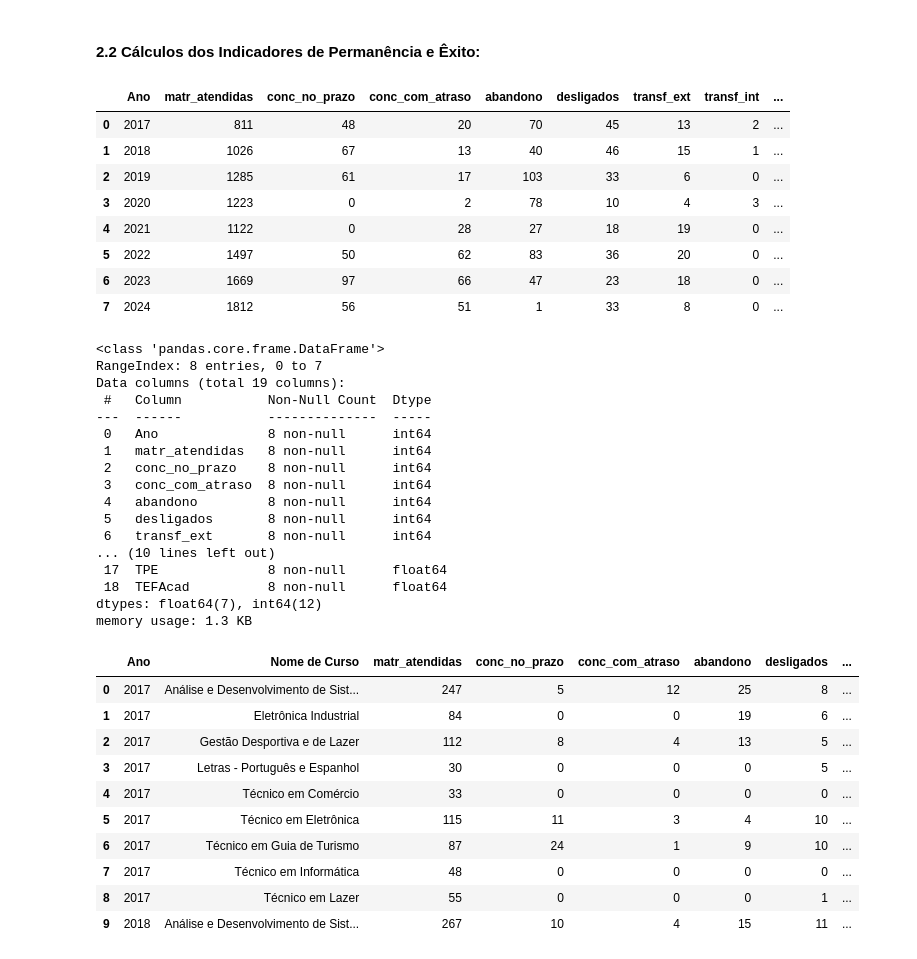
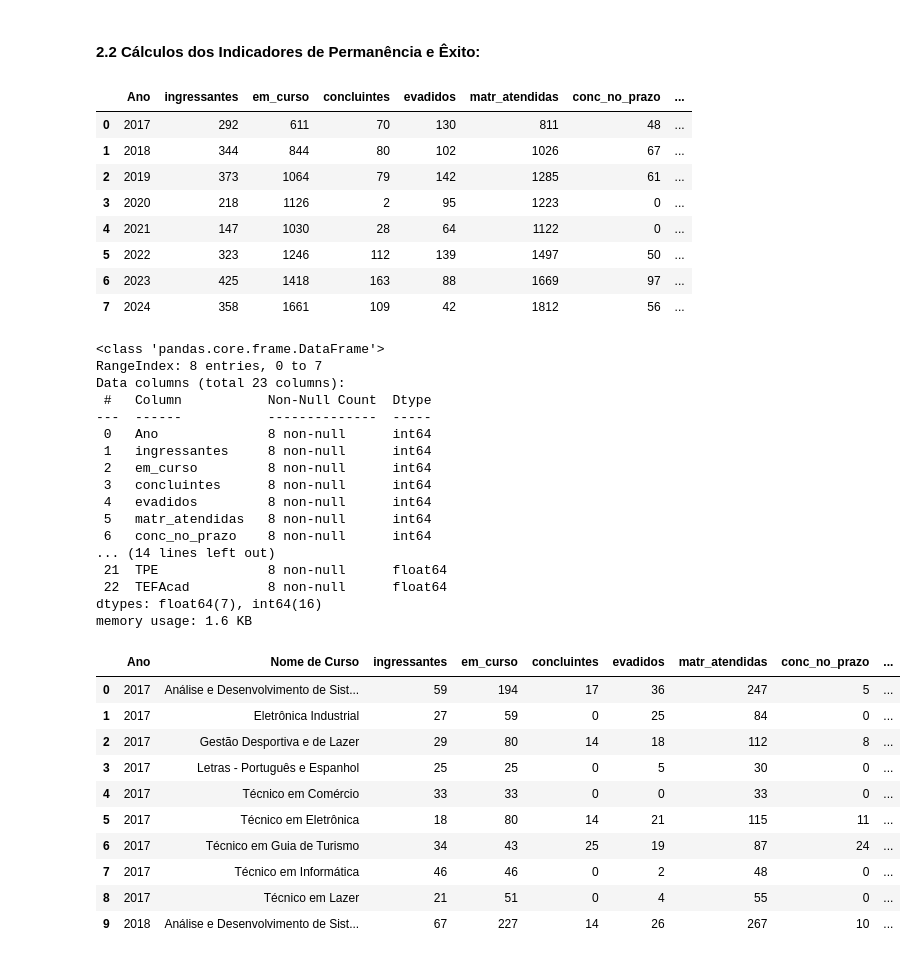
Before and after one commit to carolventuri/TCC, a Jupyter notebook: notebooks/2_teste_Calculos_Indicadores.ipynb, the cells around one changed output. Saved outputs shown, nothing was run; the diff lists cells and outputs as text; code cells hidden in the pictures.

Commit message:
Atualização dos cálculos dos indicadores - matriculas_atendidas, padronização e calculo Ingressantes

```diff
--- a/notebooks/2_teste_Calculos_Indicadores.ipynb
+++ b/notebooks/2_teste_Calculos_Indicadores.ipynb
@@ -55,7 +55,11 @@ def calcular_indicadores(df, agrupamento):
     df_indicadores = (
         df.groupby(agrupamento)
           .agg(
-            matr_atendidas = ("Código da Matricula", "nunique"),
+            ingressantes = ("Situação de Matrícula", lambda x: (x == "Ingressante").sum()),
+            em_curso = ("Categoria da Situação", lambda x: (x == "Em curso").sum()),
+            concluintes = ("Categoria da Situação", lambda x: (x == "Concluintes").sum()),
+            evadidos = ("Categoria da Situação", lambda x: (x == "Evadidos").sum()),
+            matr_atendidas = ("Código da Matricula", "count"),
             conc_no_prazo = ("Situação de Matrícula", lambda x: (x == "Concluída no prazo").sum()),
             conc_com_atraso = ("Situação de Matrícula", lambda x: (x == "Concluída com atraso").sum()),
             abandono = ("Situação de Matrícula", lambda x: (x == "Abandono").sum()),
@@ -64,7 +68,7 @@ def calcular_indicadores(df, agrupamento):
             transf_int = ("Situação de Matrícula", lambda x: (x == "Transf. interna").sum()),
             integralizadas = ("Situação de Matrícula", lambda x: (x == "Integralizada").sum()),
             conc_previstos=("Concluinte_Previsto", "sum"),
-            MREG = ("Situação de Matrícula", lambda x: (x == "Em fluxo").sum()), # MREG = matrículas ativas regulares
+            MREG = ("Situação de Matrícula", lambda x: ((x == "Em fluxo") | (x == "Ingressante")).sum()), # MREG = matrículas ativas regulares
             MRET = ("Situação de Matrícula", lambda x: (x == "Retido").sum()), #MRET = matrículas ativas retidas
           )
           .reset_index()
@@ -120,47 +124,47 @@ def calcular_indicadores(df, agrupamento):
 df_indicadores_ano = calcular_indicadores(df_dados_tratados, ["Ano"])
 df_indicadores_ano.head(20)
 # %% [output]
-|  | Ano | matr_atendidas | conc_no_prazo | conc_com_atraso | abandono | desligados | transf_ext | transf_int | ... |
-| 0 | 2017 | 811 | 48 | 20 | 70 | 45 | 13 | 2 | ... |
-| 1 | 2018 | 1026 | 67 | 13 | 40 | 46 | 15 | 1 | ... |
-| 2 | 2019 | 1285 | 61 | 17 | 103 | 33 | 6 | 0 | ... |
-| 3 | 2020 | 1223 | 0 | 2 | 78 | 10 | 4 | 3 | ... |
-| 4 | 2021 | 1122 | 0 | 28 | 27 | 18 | 19 | 0 | ... |
-| 5 | 2022 | 1497 | 50 | 62 | 83 | 36 | 20 | 0 | ... |
-| 6 | 2023 | 1669 | 97 | 66 | 47 | 23 | 18 | 0 | ... |
-| 7 | 2024 | 1812 | 56 | 51 | 1 | 33 | 8 | 0 | ... |
+|  | Ano | ingressantes | em_curso | concluintes | evadidos | matr_atendidas | conc_no_prazo | ... |
+| 0 | 2017 | 292 | 611 | 70 | 130 | 811 | 48 | ... |
+| 1 | 2018 | 344 | 844 | 80 | 102 | 1026 | 67 | ... |
+| 2 | 2019 | 373 | 1064 | 79 | 142 | 1285 | 61 | ... |
+| 3 | 2020 | 218 | 1126 | 2 | 95 | 1223 | 0 | ... |
+| 4 | 2021 | 147 | 1030 | 28 | 64 | 1122 | 0 | ... |
+| 5 | 2022 | 323 | 1246 | 112 | 139 | 1497 | 50 | ... |
+| 6 | 2023 | 425 | 1418 | 163 | 88 | 1669 | 97 | ... |
+| 7 | 2024 | 358 | 1661 | 109 | 42 | 1812 | 56 | ... |
 # %%
 df_indicadores_ano.info()
 # %% [output]
 <class 'pandas.core.frame.DataFrame'>
 RangeIndex: 8 entries, 0 to 7
-Data columns (total 19 columns):
+Data columns (total 23 columns):
  #   Column           Non-Null Count  Dtype
 ---  ------           --------------  -----
  0   Ano              8 non-null      int64
- 1   matr_atendidas   8 non-null      int64
- 2   conc_no_prazo    8 non-null      int64
- 3   conc_com_atraso  8 non-null      int64
- 4   abandono         8 non-null      int64
- 5   desligados       8 non-null      int64
- 6   transf_ext       8 non-null      int64
-... (10 lines left out)
- 17  TPE              8 non-null      float64
- 18  TEFAcad          8 non-null      float64
-dtypes: float64(7), int64(12)
-memory usage: 1.3 KB
+ 1   ingressantes     8 non-null      int64
+ 2   em_curso         8 non-null      int64
+ 3   concluintes      8 non-null      int64
+ 4   evadidos         8 non-null      int64
+ 5   matr_atendidas   8 non-null      int64
+ 6   conc_no_prazo    8 non-null      int64
+... (14 lines left out)
+ 21  TPE              8 non-null      float64
+ 22  TEFAcad          8 non-null      float64
+dtypes: float64(7), int64(16)
+memory usage: 1.6 KB
 # %%
-df_indicadores_curso_ano = calcular_indicadores(df_dados_tratados, ["Ano", "Nome de Curso"])
-df_indicadores_curso_ano.head(10)
+df_indicadores_ano_curso = calcular_indicadores(df_dados_tratados, ["Ano", "Nome de Curso"])
+df_indicadores_ano_curso.head(10)
 # %% [output]
-|  | Ano | Nome de Curso | matr_atendidas | conc_no_prazo | conc_com_atraso | abandono | desligados | ... |
-| 0 | 2017 | Análise e Desenvolvimento de Sist... | 247 | 5 | 12 | 25 | 8 | ... |
-| 1 | 2017 | Eletrônica Industrial | 84 | 0 | 0 | 19 | 6 | ... |
-| 2 | 2017 | Gestão Desportiva e de Lazer | 112 | 8 | 4 | 13 | 5 | ... |
-| 3 | 2017 | Letras - Português e Espanhol | 30 | 0 | 0 | 0 | 5 | ... |
-| 4 | 2017 | Técnico em Comércio | 33 | 0 | 0 | 0 | 0 | ... |
-| 5 | 2017 | Técnico em Eletrônica | 115 | 11 | 3 | 4 | 10 | ... |
-| 6 | 2017 | Técnico em Guia de Turismo | 87 | 24 | 1 | 9 | 10 | ... |
-| 7 | 2017 | Técnico em Informática | 48 | 0 | 0 | 0 | 0 | ... |
-| 8 | 2017 | Técnico em Lazer | 55 | 0 | 0 | 0 | 1 | ... |
-| 9 | 2018 | Análise e Desenvolvimento de Sist... | 267 | 10 | 4 | 15 | 11 | ... |
+|  | Ano | Nome de Curso | ingressantes | em_curso | concluintes | evadidos | matr_atendidas | conc_no_prazo | ... |
+| 0 | 2017 | Análise e Desenvolvimento de Sist... | 59 | 194 | 17 | 36 | 247 | 5 | ... |
+| 1 | 2017 | Eletrônica Industrial | 27 | 59 | 0 | 25 | 84 | 0 | ... |
+| 2 | 2017 | Gestão Desportiva e de Lazer | 29 | 80 | 14 | 18 | 112 | 8 | ... |
+| 3 | 2017 | Letras - Português e Espanhol | 25 | 25 | 0 | 5 | 30 | 0 | ... |
+| 4 | 2017 | Técnico em Comércio | 33 | 33 | 0 | 0 | 33 | 0 | ... |
+| 5 | 2017 | Técnico em Eletrônica | 18 | 80 | 14 | 21 | 115 | 11 | ... |
+| 6 | 2017 | Técnico em Guia de Turismo | 34 | 43 | 25 | 19 | 87 | 24 | ... |
+| 7 | 2017 | Técnico em Informática | 46 | 46 | 0 | 2 | 48 | 0 | ... |
+| 8 | 2017 | Técnico em Lazer | 21 | 51 | 0 | 4 | 55 | 0 | ... |
+| 9 | 2018 | Análise e Desenvolvimento de Sist... | 67 | 227 | 14 | 26 | 267 | 10 | ... |
```
Also changed, not shown: parts of 3 cells of this notebook, 1 other file.
